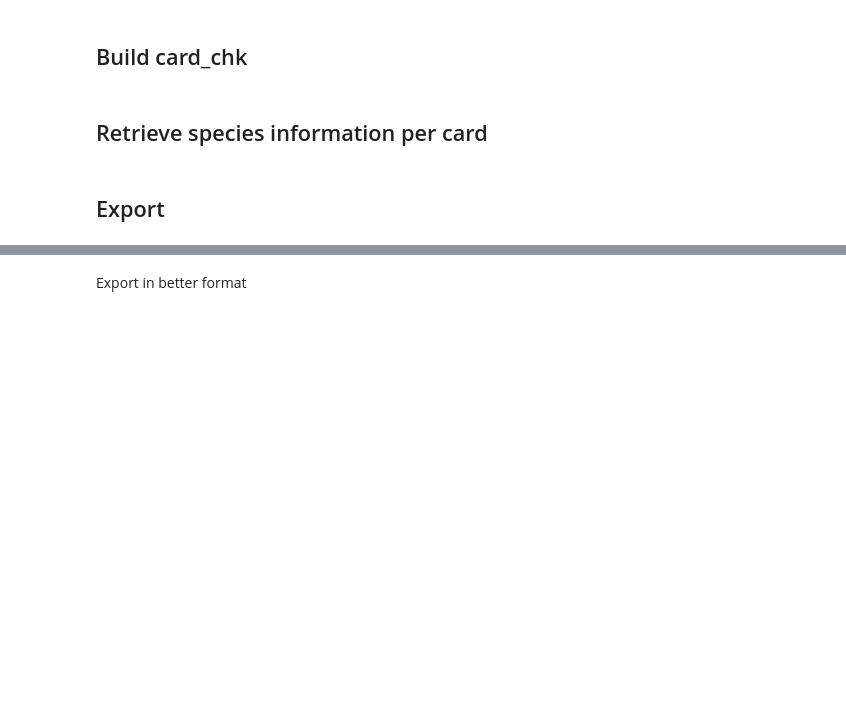
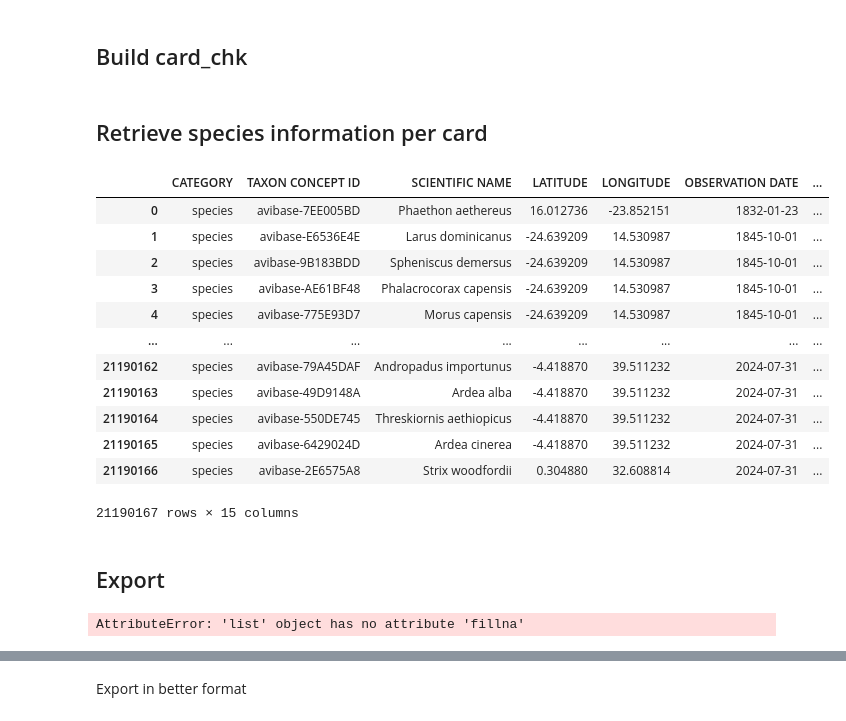
Before and after one commit to Rafnuss/eBird2ABAP, a Jupyter notebook: notebook/eBird2Card.ipynb, the cells around one changed output, grey strips where cells are left out. Saved outputs shown, nothing was run; the diff lists cells and outputs as text; code cells hidden in the pictures; blank space fills up the shorter version.

```diff
--- a/notebook/eBird2Card.ipynb
+++ b/notebook/eBird2Card.ipynb
@@ -190,6 +190,7 @@ def add_ADU(
         )
         return unmatched
     else:
+        ebd["ADU"] = ebd["ADU"].fillna(0).astype(int)
         return ebd
 # %%
 add_ADU(ebd, return_unmatched=True)
@@ -553,6 +531,22 @@ def chk_card2ebd_f_u(ebd, chk_card):
     return ebd_f_u
 # %%
 ebd_f_u = chk_card2ebd_f_u(ebd, chk_card)
+# %%
+ebd
+# %% [output]
+|  | CATEGORY | TAXON CONCEPT ID | SCIENTIFIC NAME | LATITUDE | LONGITUDE | OBSERVATION DATE | ... |
+| 0 | species | avibase-7EE005BD | Phaethon aethereus | 16.012736 | -23.852151 | 1832-01-23 | ... |
+| 1 | species | avibase-E6536E4E | Larus dominicanus | -24.639209 | 14.530987 | 1845-10-01 | ... |
+| 2 | species | avibase-9B183BDD | Spheniscus demersus | -24.639209 | 14.530987 | 1845-10-01 | ... |
+| 3 | species | avibase-AE61BF48 | Phalacrocorax capensis | -24.639209 | 14.530987 | 1845-10-01 | ... |
+| 4 | species | avibase-775E93D7 | Morus capensis | -24.639209 | 14.530987 | 1845-10-01 | ... |
+| ... | ... | ... | ... | ... | ... | ... | ... |
+| 21190162 | species | avibase-79A45DAF | Andropadus importunus | -4.418870 | 39.511232 | 2024-07-31 | ... |
+| 21190163 | species | avibase-49D9148A | Ardea alba | -4.418870 | 39.511232 | 2024-07-31 | ... |
+| 21190164 | species | avibase-550DE745 | Threskiornis aethiopicus | -4.418870 | 39.511232 | 2024-07-31 | ... |
+| 21190165 | species | avibase-6429024D | Ardea cinerea | -4.418870 | 39.511232 | 2024-07-31 | ... |
+| 21190166 | species | avibase-2E6575A8 | Strix woodfordii | 0.304880 | 32.608814 | 2024-07-31 | ... |
+21190167 rows × 15 columns
 # %% [markdown]
 ## Export
 # %%
@@ -684,4 +694,6 @@ def ebd_f_u2card_exp(card_chk, ebd_f_u):
 
     return card_exp
 # %%
-card_exp = card_sp2card_exp(card_chk, card_sp)
+card_exp = ebd_f_u2card_exp(card_chk, ebd_f_u)
+# %% [output]
+AttributeError: 'list' object has no attribute 'fillna'
```
Also changed, not shown: parts of 6 cells of this notebook, 2 other files.
